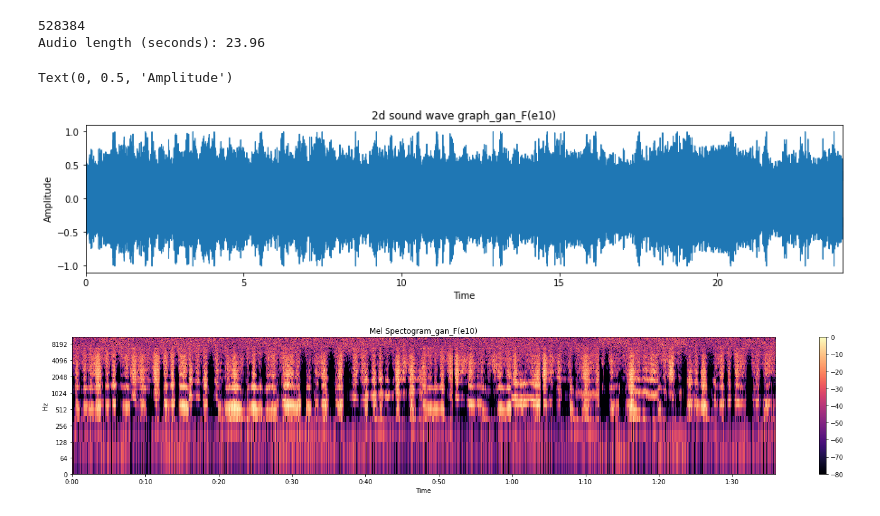
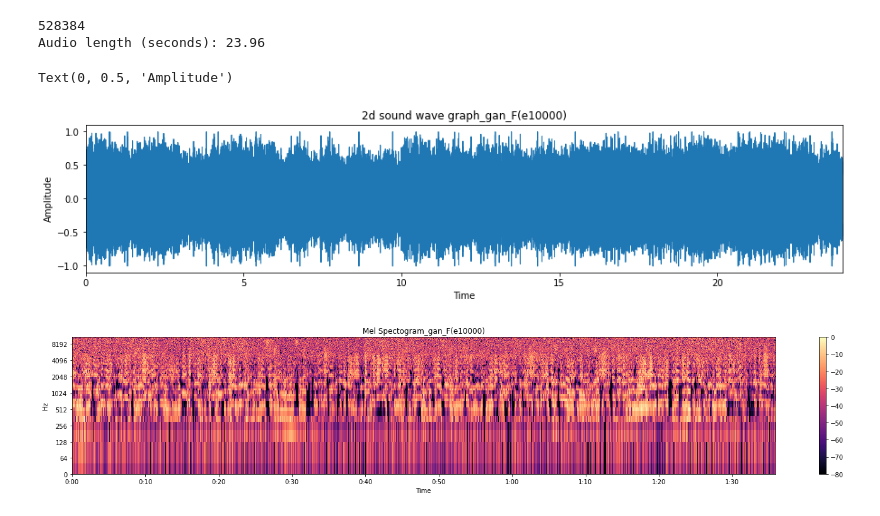
Before and after one commit to zashin-AI/youngri, a Jupyter notebook: gan/to_image/to_wave_img.ipynb, the cells around one changed output. Drawn from its saved outputs; the diff is of its cells as text; code cells hidden in the pictures.

```diff
--- a/gan/to_image/to_wave_img.ipynb
+++ b/gan/to_image/to_wave_img.ipynb
@@ -1,30 +1,40 @@
 # %%
 # 디노이즈 한 걸로 보자...^^
+import librosa
+import librosa.display
+import pandas as pd
+import numpy as np
+import scipy.signal
+import matplotlib.pyplot as plt
+%matplotlib inline
+from PIL import Image
+from pathlib import Path
+from pylab import rcParams
 
 # 목소리 불러와~
-gan_f_y_d, sr = librosa.load('C:/nmb/gan_0504/audio/b300_e1000_n500/b300_e1000_n500_total00010_sum.wav', sr=22050)
+gan_f_y_d, sr = librosa.load('C:/nmb/gan_0504/audio/b96_e10000_n100_total10000_sum.wav', sr=22050)
 
 print(len(gan_f_y_d))
 print('Audio length (seconds): %.2f' % (len(gan_f_y_d) / sr))
 
 plt.figure(figsize=(15, 3))
-plt.title('2d sound wave graph_gan_F(e10)')
+plt.title('2d sound wave graph_gan_F(e10000)')
 librosa.display.waveplot(y=gan_f_y_d, sr=sr)
 plt.ylabel("Amplitude")
 # %% [output]
 528384
 Audio length (seconds): 23.96
 Text(0, 0.5, 'Amplitude')
-[figure, old version]
+[figure, new version]
 # %%
 # 4) Mel Spectogram
 S = librosa.feature.melspectrogram(gan_f_y_d, sr=sr, n_fft=512, hop_length=128, center=True)
 S_DB = librosa.amplitude_to_db(S, ref=np.max)
 
 plt.figure(figsize=(25, 4))
-plt.title('Mel Spectogram_gan_F(e10)')
+plt.title('Mel Spectogram_gan_F(e10000)')
 librosa.display.specshow(S_DB, sr=sr, hop_length=512, x_axis='time', y_axis='log')
 plt.colorbar()
 plt.show()
 # %% [output]
-[figure, old version]
+[figure, new version]
```
Also changed, not shown: 2 other files.
